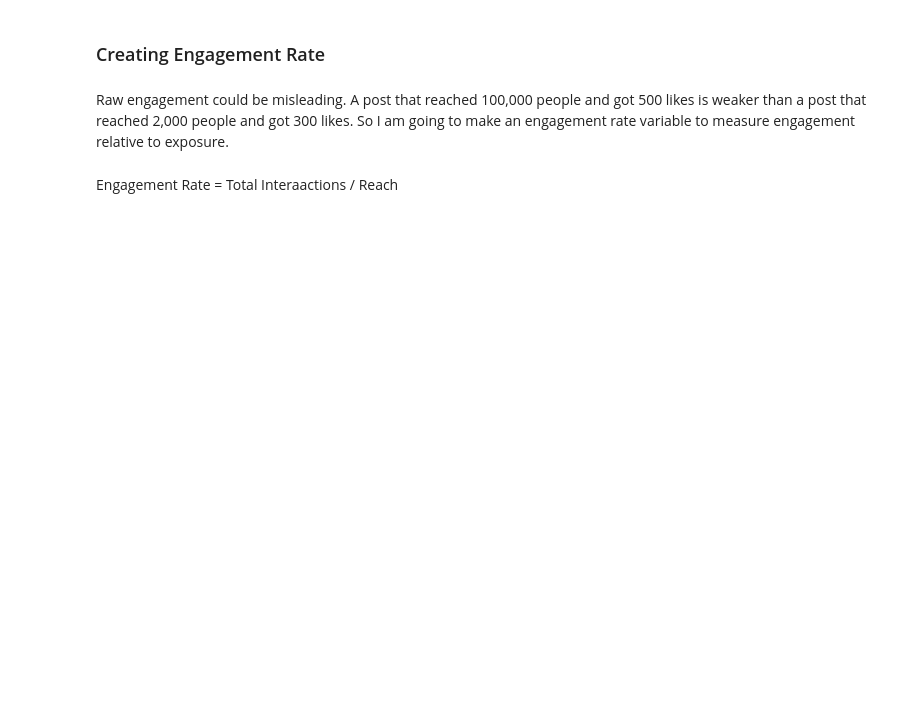
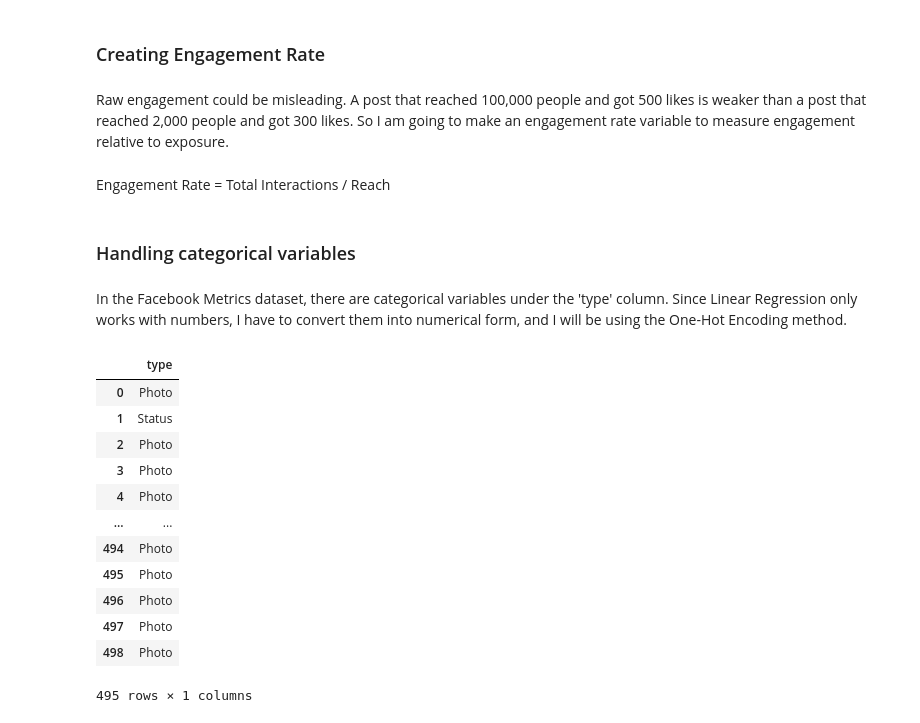
Before and after one commit to nicolous-peril/facebook-engagement-analysis, a Jupyter notebook: code/02_transform.ipynb, the cells around one changed output. Saved outputs shown, nothing was run; the diff lists cells and outputs as text; code cells hidden in the pictures; blank space fills up the shorter version.

Commit message:
performed handling categorical variables

```diff
--- a/code/02_transform.ipynb
+++ b/code/02_transform.ipynb
@@ -100,5 +94,5 @@ Since total_interactions variable is already available, I just need to confirm i
 # %% [markdown]
 Raw engagement could be misleading. A post that reached 100,000 people and got 500 likes is weaker than a post that reached 2,000 people and got 300 likes. So I am going to make an engagement rate variable to measure engagement relative to exposure.
 # %% [markdown]
-Engagement Rate = Total Interaactions / Reach
+Engagement Rate = Total Interactions / Reach
 # %%
@@ -105,0 +100,20 @@ df['engagement_rate'] = (df[total_interactions])
+# %% [markdown]
+### Handling categorical variables
+# %% [markdown]
+In the Facebook Metrics dataset, there are categorical variables under the 'type' column. Since Linear Regression only works with numbers, I have to convert them into numerical form, and I will be using the One-Hot Encoding method.
+# %%
+df.select_dtypes(include='object')
+# %% [output]
+|  | type |
+| 0 | Photo |
+| 1 | Status |
+| 2 | Photo |
+| 3 | Photo |
+| 4 | Photo |
+| ... | ... |
+| 494 | Photo |
+| 495 | Photo |
+| 496 | Photo |
+| 497 | Photo |
+| 498 | Photo |
+495 rows × 1 columns
```
Also changed, not shown: parts of 8 cells of this notebook, 1 other file.
